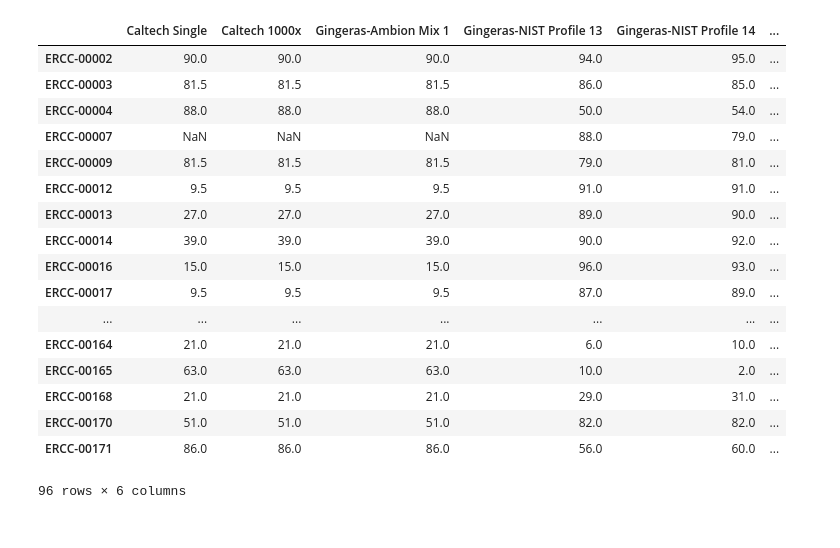
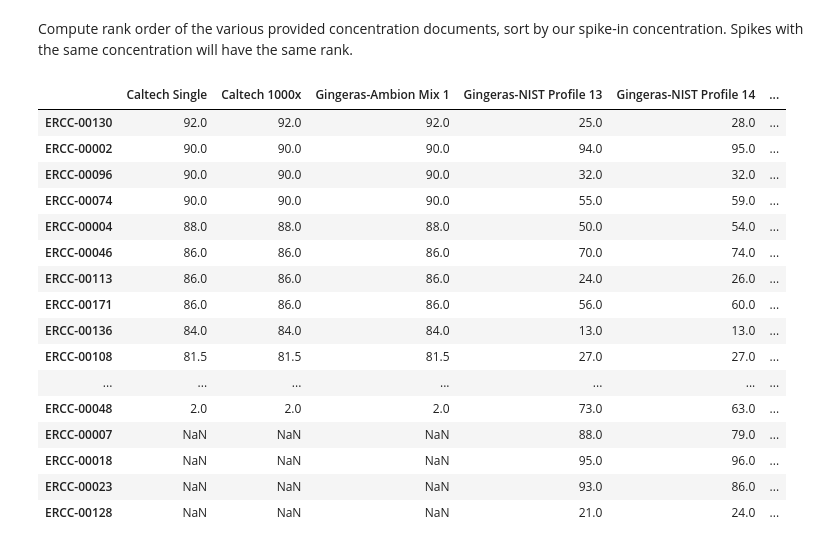
Before and after one commit to detrout/encode3-curation, a Jupyter notebook: single_cell_qc/ercc-spike-concentrations-rank-order.ipynb, the cells around one changed output. Cells and saved outputs as stored; diff of their text form; code cells hidden in the pictures.

Commit message:
Add some helpful text, show the whole table, and sort the spike table

```diff
--- a/single_cell_qc/ercc-spike-concentrations-rank-order.ipynb
+++ b/single_cell_qc/ercc-spike-concentrations-rank-order.ipynb
@@ -7,24 +12,28 @@ import collections
+# %%
+pandas.set_option('display.max_rows', 1000)
 # %%
 from load_spike_table import load_spike_table
 # %%
 spikes = load_spike_table()
-spikes.rank()
-# %% [output]
-|  | Caltech Single | Caltech 1000x | Gingeras-Ambion Mix 1 | Gingeras-NIST Profile 13 | Gingeras-NIST Profile 14 | ... |
-| ERCC-00002 | 90.0 | 90.0 | 90.0 | 94.0 | 95.0 | ... |
-| ERCC-00003 | 81.5 | 81.5 | 81.5 | 86.0 | 85.0 | ... |
-| ERCC-00004 | 88.0 | 88.0 | 88.0 | 50.0 | 54.0 | ... |
-| ERCC-00007 | NaN | NaN | NaN | 88.0 | 79.0 | ... |
-| ERCC-00009 | 81.5 | 81.5 | 81.5 | 79.0 | 81.0 | ... |
-| ERCC-00012 | 9.5 | 9.5 | 9.5 | 91.0 | 91.0 | ... |
-| ERCC-00013 | 27.0 | 27.0 | 27.0 | 89.0 | 90.0 | ... |
-| ERCC-00014 | 39.0 | 39.0 | 39.0 | 90.0 | 92.0 | ... |
-| ERCC-00016 | 15.0 | 15.0 | 15.0 | 96.0 | 93.0 | ... |
-| ERCC-00017 | 9.5 | 9.5 | 9.5 | 87.0 | 89.0 | ... |
-| ... | ... | ... | ... | ... | ... | ... |
-| ERCC-00164 | 21.0 | 21.0 | 21.0 | 6.0 | 10.0 | ... |
-| ERCC-00165 | 63.0 | 63.0 | 63.0 | 10.0 | 2.0 | ... |
-| ERCC-00168 | 21.0 | 21.0 | 21.0 | 29.0 | 31.0 | ... |
-| ERCC-00170 | 51.0 | 51.0 | 51.0 | 82.0 | 82.0 | ... |
-| ERCC-00171 | 86.0 | 86.0 | 86.0 | 56.0 | 60.0 | ... |
-96 rows × 6 columns
+# %% [markdown]
+Compute rank order of the various provided concentration documents, sort by our spike-in concentration. Spikes with the same concentration will have the same rank.
+# %%
+spikes.rank().sort_values('Caltech Single', ascending=False)
+# %% [output]
+|  | Caltech Single | Caltech 1000x | Gingeras-Ambion Mix 1 | Gingeras-NIST Profile 13 | Gingeras-NIST Profile 14 | ... |
+| ERCC-00130 | 92.0 | 92.0 | 92.0 | 25.0 | 28.0 | ... |
+| ERCC-00002 | 90.0 | 90.0 | 90.0 | 94.0 | 95.0 | ... |
+| ERCC-00096 | 90.0 | 90.0 | 90.0 | 32.0 | 32.0 | ... |
+| ERCC-00074 | 90.0 | 90.0 | 90.0 | 55.0 | 59.0 | ... |
+| ERCC-00004 | 88.0 | 88.0 | 88.0 | 50.0 | 54.0 | ... |
+| ERCC-00046 | 86.0 | 86.0 | 86.0 | 70.0 | 74.0 | ... |
+| ERCC-00113 | 86.0 | 86.0 | 86.0 | 24.0 | 26.0 | ... |
+| ERCC-00171 | 86.0 | 86.0 | 86.0 | 56.0 | 60.0 | ... |
+| ERCC-00136 | 84.0 | 84.0 | 84.0 | 13.0 | 13.0 | ... |
+| ERCC-00108 | 81.5 | 81.5 | 81.5 | 27.0 | 27.0 | ... |
+| ... | ... | ... | ... | ... | ... | ... |
+| ERCC-00048 | 2.0 | 2.0 | 2.0 | 73.0 | 63.0 | ... |
+| ERCC-00007 | NaN | NaN | NaN | 88.0 | 79.0 | ... |
+| ERCC-00018 | NaN | NaN | NaN | 95.0 | 96.0 | ... |
+| ERCC-00023 | NaN | NaN | NaN | 93.0 | 86.0 | ... |
+| ERCC-00128 | NaN | NaN | NaN | 21.0 | 24.0 | ... |
```
Also changed, not shown: parts of 3 cells of this notebook.
